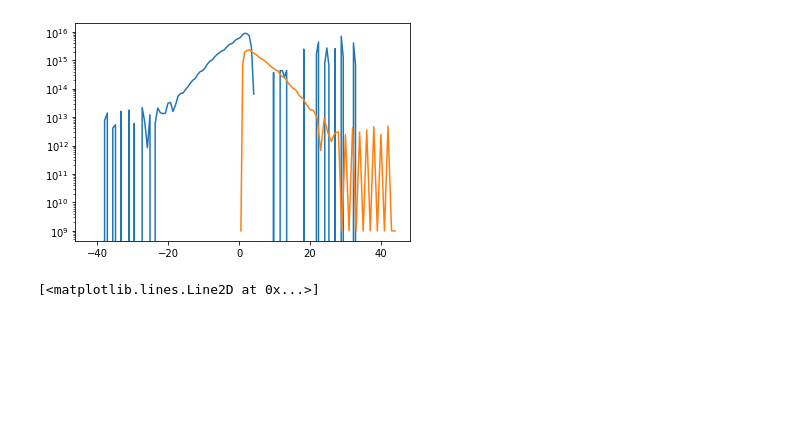
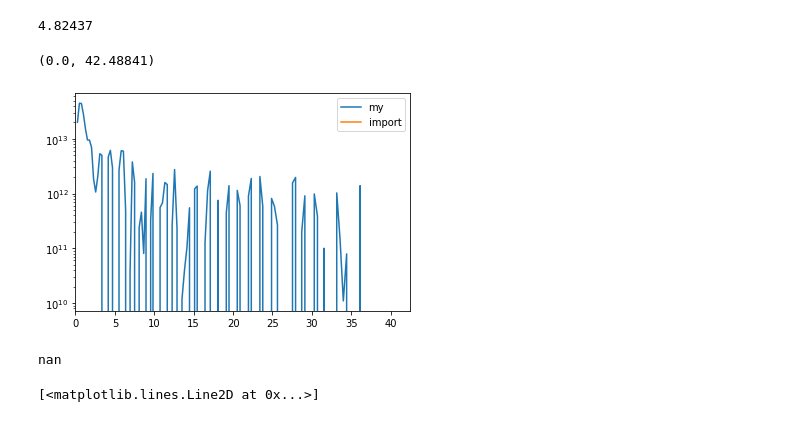
Before and after one commit to gunu0626/negative-ion, a Jupyter notebook: ldfprocessing.ipynb, the cells around one changed output. Saved outputs shown, nothing was run; the diff lists cells and outputs as text; code cells hidden in the pictures; blank space fills up the shorter version.

```diff
--- a/ldfprocessing.ipynb
+++ b/ldfprocessing.ipynb
@@ -26,7 +23,7 @@ def cal_eepf(IV_df):
     print(np.sqrt(abs(V-Vp)))
     return eepf
 # %%
-workDir = './211216(SF6)/bias (float) 56mm B-field/'
+workDir = './211221(SF6)/SF6/B field scan_20V 0mm/test/'
 parser = ldfparser.LDF(workDir)
 ldf_files = parser.ldf_paths()
 for file in ldf_files:
@@ -75,13 +34,24 @@ array([-1.40265961e+13, -8.97436685e+12, -5.73836278e+12, -1.27938821e+13,
+# %%
+cal_Vp(IV)
+# %% [output]
+4.82437
 # %%
 V = np.array(IV['V'])
 I = np.array(IV['I'])
-plt.plot(V, my_eepf)
+plt.plot(-V+Vp, my_eepf)
 energy = eepf['eepf_energy']
 import_eepf = eepf['eepf']
 plt.plot(energy, import_eepf)
 plt.yscale('log')
+plt.legend(['my','import'])
+plt.xlim(0,)
 # %% [output]
+(0.0, 42.48841)
-[figure, old version]
+[figure, new version]
+# %%
+simpson(my_eepf, -V+Vp)
+# %% [output]
+nan
 # %%
 plt.plot(V, I)
 # %% [output]
```
Also changed, not shown: parts of 3 cells of this notebook, 14 other files.
